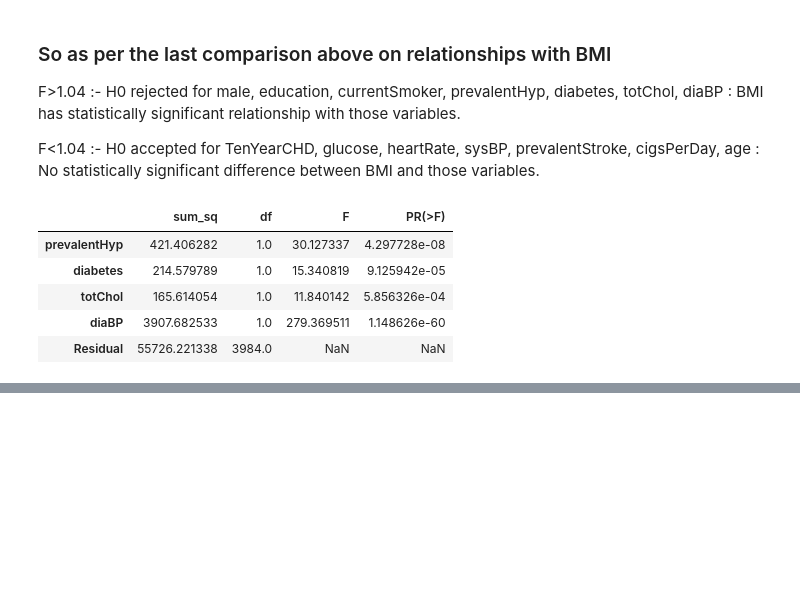
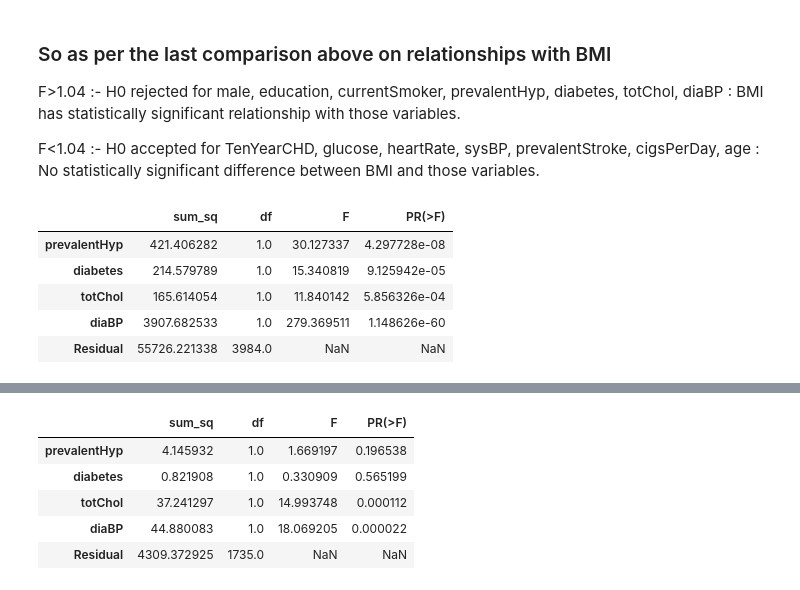
Before and after one commit to shyammangayil/DataScience, a Jupyter notebook: my_framingham.ipynb, the cells around one changed output, grey strips where cells are left out. Drawn from its saved outputs; the diff is of its cells as text; code cells hidden in the pictures; blank space fills up the shorter version.

```diff
--- a/my_framingham.ipynb
+++ b/my_framingham.ipynb
@@ -292,0 +315,11 @@ anova_bmi_1
+# %%
+model_bmi_1_normal = ols('BMI ~ prevalentHyp + diabetes +  totChol + diaBP', data=expl_df_normal).fit()
+anova_bmi_1_normal = sm.stats.anova_lm(model_bmi_1_normal, typ=2)
+anova_bmi_1_normal
+# %% [output]
+|  | sum_sq | df | F | PR(>F) |
+| prevalentHyp | 4.145932 | 1.0 | 1.669197 | 0.196538 |
+| diabetes | 0.821908 | 1.0 | 0.330909 | 0.565199 |
+| totChol | 37.241297 | 1.0 | 14.993748 | 0.000112 |
+| diaBP | 44.880083 | 1.0 | 18.069205 | 0.000022 |
+| Residual | 4309.372925 | 1735.0 | NaN | NaN |
```
Also changed, not shown: parts of 9 cells of this notebook, 1 other file.
